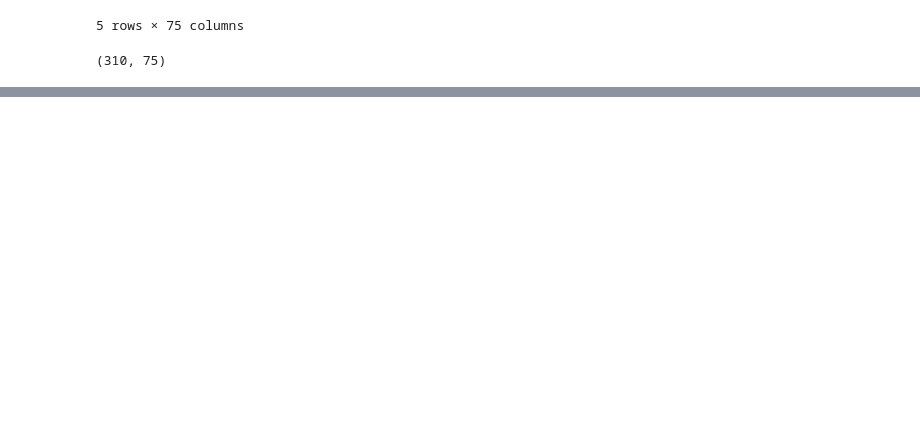
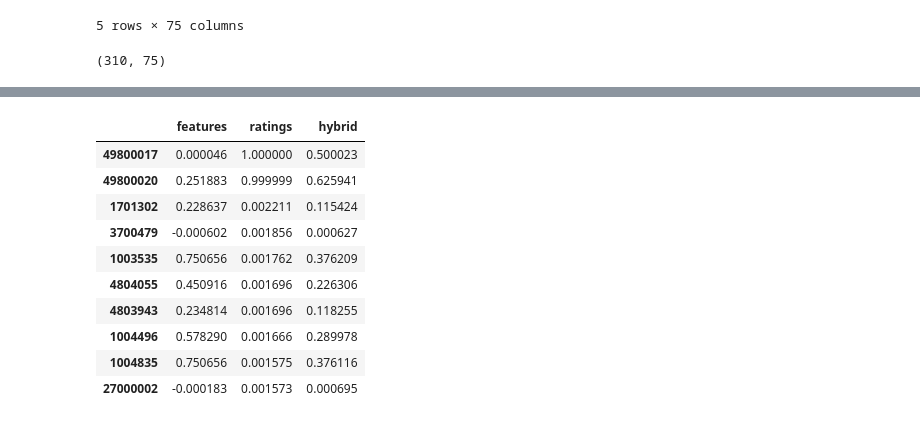
Before and after one commit to sailormoonvicky/eCommerce, a Jupyter notebook: Similar product recommender.ipynb, the cells around one changed output, grey strips where cells are left out. Cells and saved outputs as stored; diff of their text form; code cells hidden in the pictures; blank space fills up the shorter version.

```diff
--- a/Similar product recommender.ipynb
+++ b/Similar product recommender.ipynb
@@ -257,0 +291,15 @@ latent_df_2.shape
+# %%
+recommendation_df.sort_values('ratings', ascending=False, inplace=True)
+recommendation_df.head(10)
+# %% [output]
+|  | features | ratings | hybrid |
+| 49800017 | 0.000046 | 1.000000 | 0.500023 |
+| 49800020 | 0.251883 | 0.999999 | 0.625941 |
+| 1701302 | 0.228637 | 0.002211 | 0.115424 |
+| 3700479 | -0.000602 | 0.001856 | 0.000627 |
+| 1003535 | 0.750656 | 0.001762 | 0.376209 |
+| 4804055 | 0.450916 | 0.001696 | 0.226306 |
+| 4803943 | 0.234814 | 0.001696 | 0.118255 |
+| 1004496 | 0.578290 | 0.001666 | 0.289978 |
+| 1004835 | 0.750656 | 0.001575 | 0.376116 |
+| 27000002 | -0.000183 | 0.001573 | 0.000695 |
```
Also changed, not shown: parts of 9 cells of this notebook.
